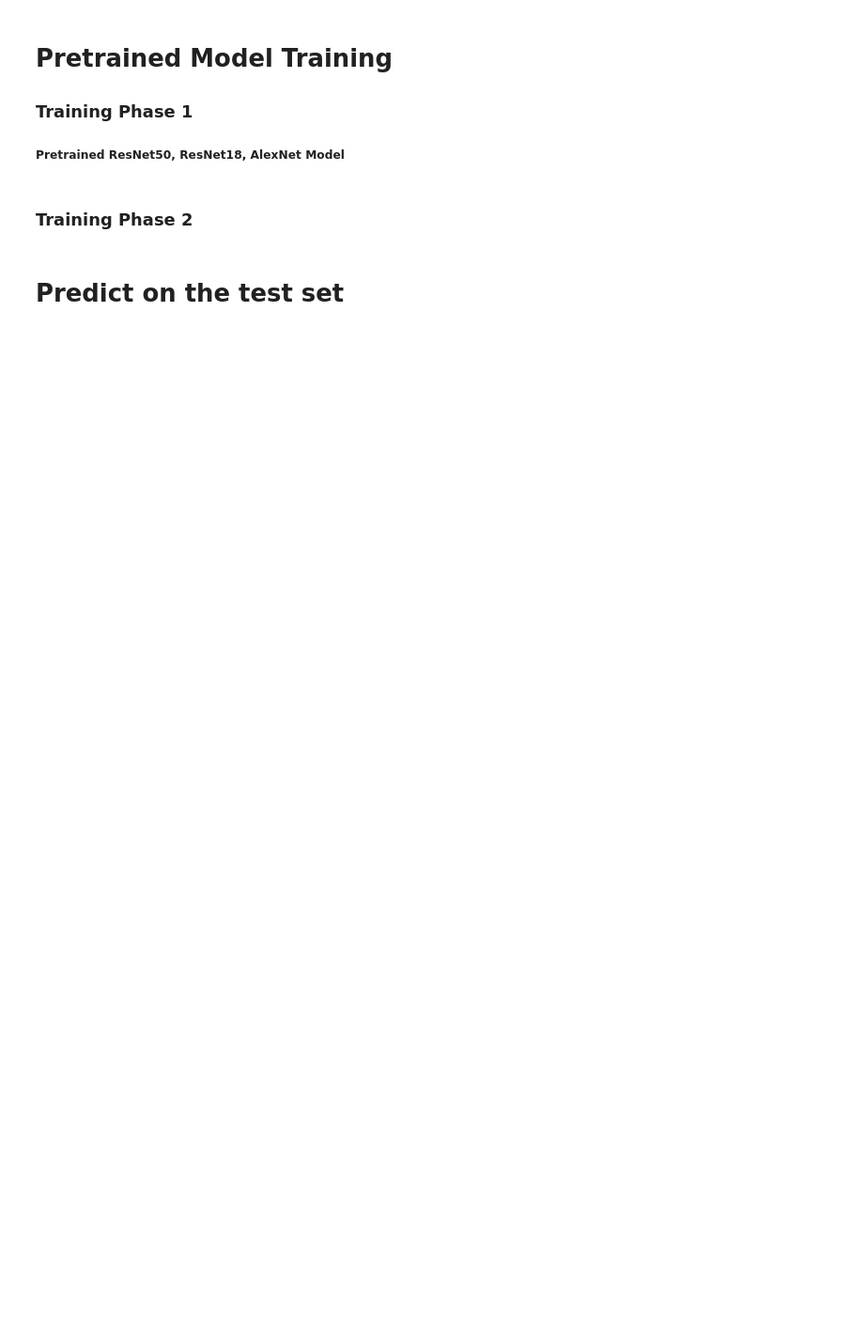
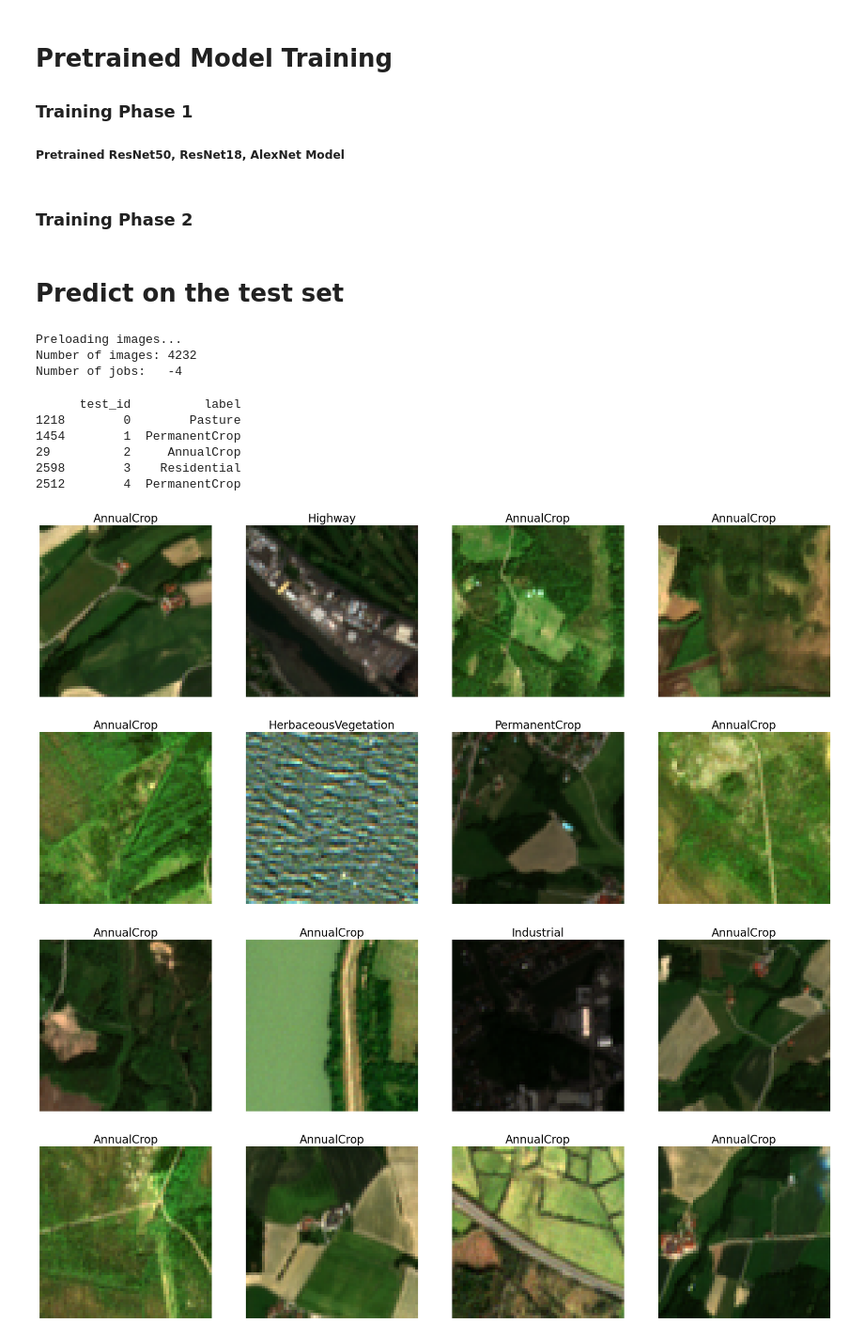
Before and after one commit to Tobivanceobi/EuroSat_Dataset_LUC, a Jupyter notebook: main.ipynb, the cells around one changed output. Shown at 94% size. Cells and saved outputs as stored; diff of their text form; code cells hidden in the pictures; blank space fills up the shorter version.

```diff
--- a/main.ipynb
+++ b/main.ipynb
@@ -209,8 +245,12 @@ augmentation = nn.Sequential(
 
 chan = [3, 2, 1]
 
-dataset = EuroSatTestSet(config.TEST_MS_DIR, select_chan=chan) #, augment=augmentation)
+dataset = EuroSatTestSet(config.TEST_MS_DIR, select_chan=chan, augment=augmentation) #, augment=augmentation)
 dataloader = DataLoader(dataset, batch_size=32, shuffle=False)
+# %% [output]
+Preloading images...
+Number of images: 4232
+Number of jobs:   -4
 # %%
 from src.training.pretrainedModels import EuroSatPreTrainedModel
 from src.training.cnn import LitEuroSatCnn
@@ -221,10 +261,10 @@ config = Config()
 # model = EuroSatResNet.load_from_checkpoint("lightning_logs/version_1/checkpoints/epoch=4-step=425.ckpt")
 
 model = LitEuroSatCnn.load_from_checkpoint(
-    "lightning_logs/version_0/checkpoints/epoch=14-step=1275.ckpt",
+    "lightning_logs/version_0/checkpoints/epoch=19-step=1700.ckpt",
     num_classes=10,
     num_channels=len(chan),
-    kernel_size=7,
+    kernel_size=[7, 3],
 )
 
 # Set the model to evaluation mode
@@ -288,37 +328,47 @@ sub_df = sub_df.sort_values(by='test_id')
 print(sub_df.head())
 
 sub_df.to_csv('submission.csv', index=False)
+# %% [output]
+      test_id          label
+1218        0        Pasture
+1454        1  PermanentCrop
+29          2     AnnualCrop
+2598        3    Residential
+2512        4  PermanentCrop
 # %%
 import random
 from PIL import Image
 from torchvision.transforms import v2 as T
 from matplotlib import pyplot as plt
 
 samp_batch_idx = [i for i in range(0, len(sample_ids))]
 random.shuffle(samp_batch_idx)
-
+samp_batch_idx = np.array(samp_batch_idx)
 n = 5
 
 for batch_start in range(0, n*8, 8):  # Iterate in steps of 8
     fig, axs = plt.subplots(2, 4, figsize=(20, 10))  # Create a new figure for each batch
     axs = axs.flatten()  # Flatten the grid for easy iteration
 
     for idx, ax in zip(samp_batch_idx[batch_start:batch_start+8], axs):
         pred = predictions[idx]
         samp_id = sample_ids[idx]
 
         raw = np.load(f"data/test/NoLabel/test_{samp_id}.npy")
         img = raw[:, :, [3, 2, 1]]
 
         # Normalize the image
         rgb_min, rgb_max = img.min(), img.max()
         img = (img - rgb_min) / (rgb_max - rgb_min)
 
         # Plotting
         ax.imshow(img)
         ax.set_title(pred, fontsize=20)
         ax.axis('off')
 
     plt.tight_layout()
     plt.subplots_adjust(wspace=0.2, hspace=0.2)
     plt.show()
+# %% [output]
+[figure, added]
+[figure, added]
```
Also changed, not shown: parts of 5 cells of this notebook.
